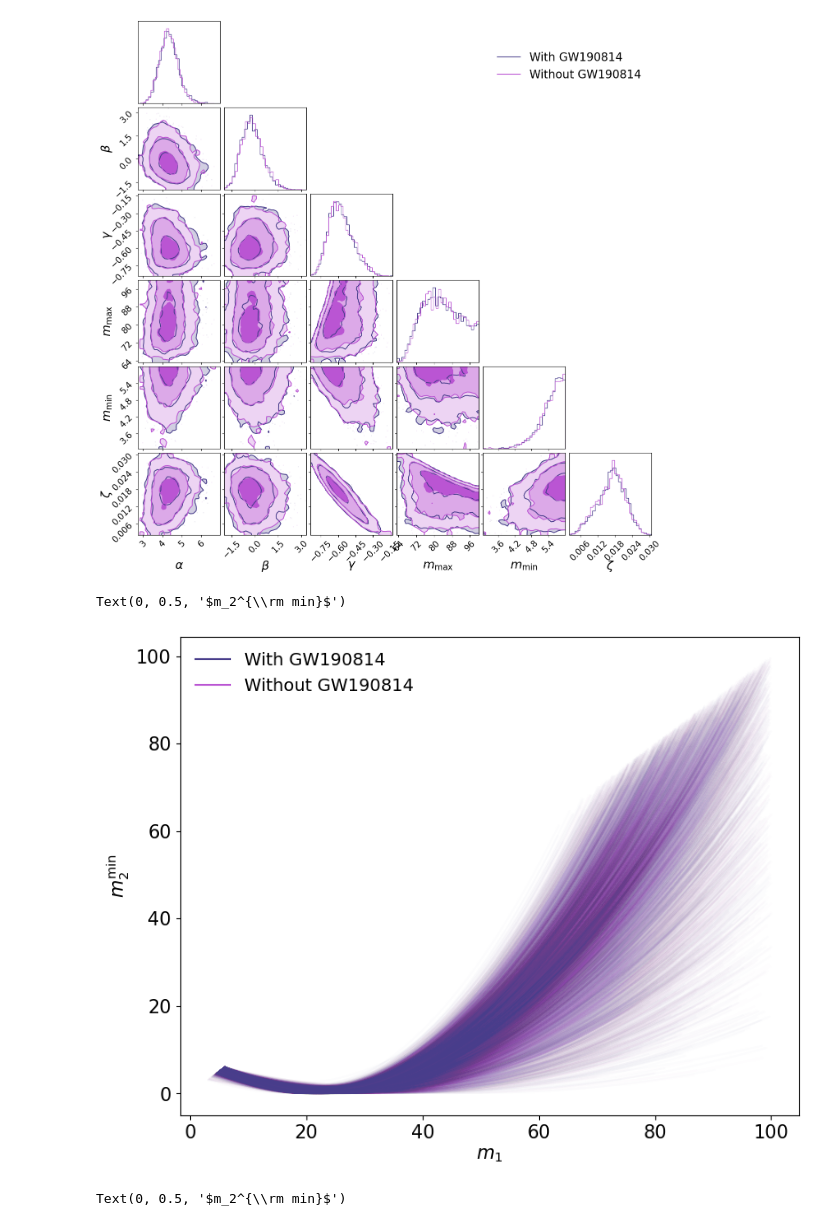
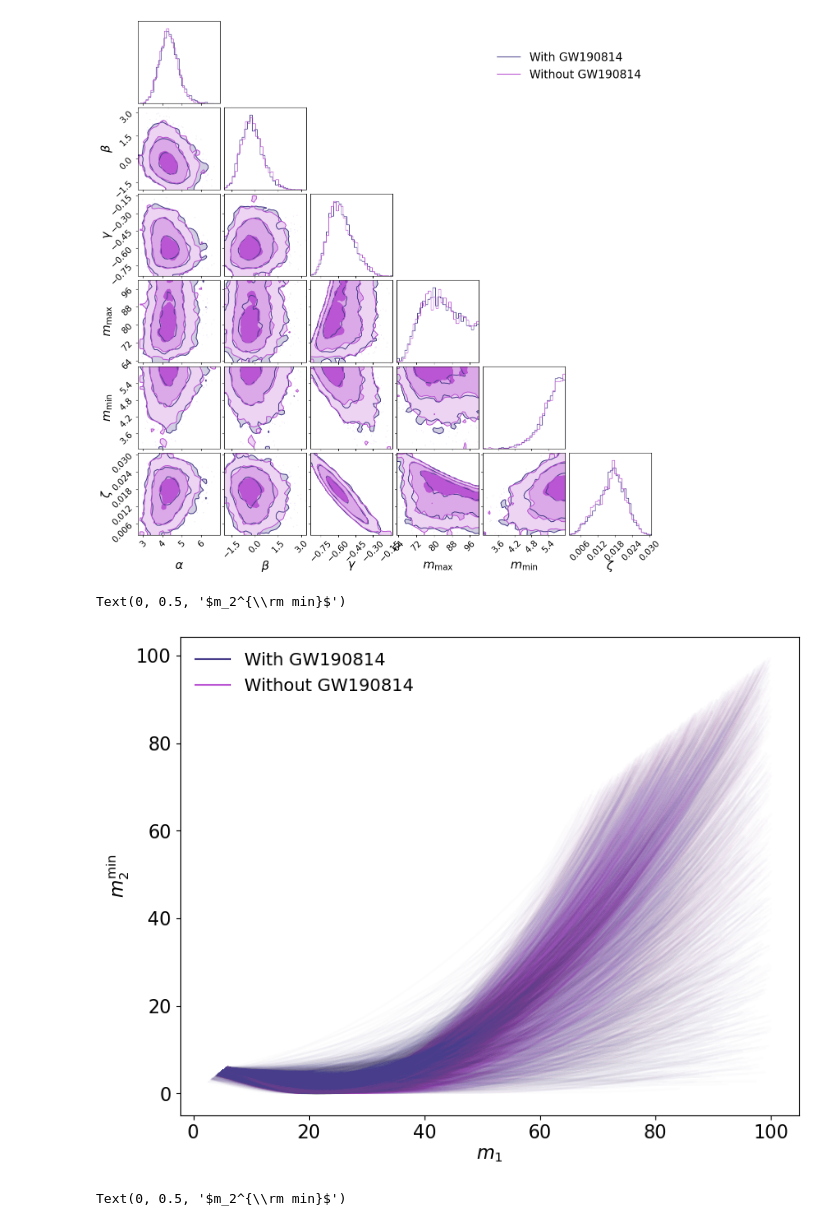
Before and after one commit to scolloms/variable_qmin, a Jupyter notebook: inference/O1O2O3_result_compare_pqnorm.ipynb, the cells around one changed output. Saved outputs shown, nothing was run; the diff lists cells and outputs as text; code cells hidden in the pictures.

```diff
--- a/inference/O1O2O3_result_compare_pqnorm.ipynb
+++ b/inference/O1O2O3_result_compare_pqnorm.ipynb
@@ -31,7 +31,7 @@ result_parabola=h5py.File('O1O2O3_parabolam2min_prod_condgammazeta_smoothing/res
 result_parabola_no190814=h5py.File('O1O2O3_parabolam2min_prod_condgammazeta_no190814_smoothing/result/bbh_mass_SmoothedParabolam2min_spin_iid_spin_redshift_powerlaw_result.hdf5')
 
 result_pqnorm=h5py.File('O1O2O3_parabolam2min_prod_condgammazeta_pqnorm/result/bbh_mass_SmoothedParabolam2min_spin_iid_spin_redshift_powerlaw_result.hdf5')
-
+result_pqnorm_no190814_nospin=h5py.File('O1O2O3_parabolam2min_prod_condgammazeta_no190814_pqnorm_nospin/result/bbh_mass_SmoothedParabolam2min_redshift_powerlaw_result.hdf5')
 #result_PLPP=h5py.File('O1O2O3_PLPP_smoothing/result/bbh_mass_SinglePeakSmoothedMassDistribution_spin_iid_spin_redshift_powerlaw_result.hdf5')
 #result_PLPP_no190814=h5py.File('O1O2O3_PLPP_no190814_smoothing/result/bbh_mass_SinglePeakSmoothedMassDistribution_spin_iid_spin_redshift_powerlaw_result.hdf5')
 # %%
@@ -63,6 +63,15 @@ pqnorm_result_dict = {'alpha':result_pqnorm['posterior']['alpha'],
                          'lam':result_pqnorm['posterior']['lam'],
                          'mpp':result_pqnorm['posterior']['mpp'],
                          'sigpp':result_pqnorm['posterior']['sigpp']}
+pqnorm_no190814_result_dict = {'alpha':result_pqnorm_no190814_nospin['posterior']['alpha'],
+                         'beta':result_pqnorm_no190814_nospin['posterior']['beta'],
+                         'gamma':result_pqnorm_no190814_nospin['posterior']['gamma'],
+                         'zeta':result_pqnorm_no190814_nospin['posterior']['zeta'],
+                         'mmin': result_pqnorm_no190814_nospin['posterior']['mmin'],
+                         'mmax': result_pqnorm_no190814_nospin['posterior']['mmax'],
+                         'lam':result_pqnorm_no190814_nospin['posterior']['lam'],
+                         'mpp':result_pqnorm_no190814_nospin['posterior']['mpp'],
+                         'sigpp':result_pqnorm_no190814_nospin['posterior']['sigpp']}
 
 """PLPP_result_dict = {'alpha':result_PLPP['posterior']['alpha'],
                          'beta':result_PLPP['posterior']['beta'],
@@ -200,33 +209,34 @@ def parabola_m2min_m1(mass1, mmax, mmin, gamma, zeta):
 # %%
 colors=['darkslateblue', 'mediumorchid']
 labels=['With GW190814', 'Without GW190814']
 plt.rcParams.update({'font.size': 15})
 plt.rcParams["figure.figsize"] = (9,7)
 
-for i in range(3529):
-    mass1_parabola = np.linspace(parabola_result_dict['mmin'][i], parabola_result_dict['mmax'][i],1000)
-    m2min_parabola = parabola_m2min_m1(mass1_parabola, parabola_result_dict['mmax'][i], parabola_result_dict['mmin'][i],\
-                     parabola_result_dict['gamma'][i], parabola_result_dict['zeta'][i])
+for i in range(2902):
+    mass1_parabola = np.linspace(pqnorm_no190814_result_dict['mmin'][i], pqnorm_no190814_result_dict['mmax'][i],1000)
+    m2min_parabola = parabola_m2min_m1(mass1_parabola, pqnorm_no190814_result_dict['mmax'][i], pqnorm_no190814_result_dict['mmin'][i],\
+                     pqnorm_no190814_result_dict['gamma'][i], pqnorm_no190814_result_dict['zeta'][i])
     mass1_parabola_no190814 = np.linspace(pqnorm_result_dict['mmin'][i], pqnorm_result_dict['mmax'][i],1000)
     m2min_parabola_no190814 = parabola_m2min_m1(mass1_parabola_no190814, pqnorm_result_dict['mmax'][i], pqnorm_result_dict['mmin'][i],\
                      pqnorm_result_dict['gamma'][i], pqnorm_result_dict['zeta'][i])
+
     plt.plot(mass1_parabola, m2min_parabola, color=colors[0], alpha=0.01, rasterized=True)
     plt.plot(mass1_parabola_no190814, m2min_parabola_no190814, color=colors[1], alpha=0.01, rasterized=True)
 
 plt.legend(
         handles=[
             mlines.Line2D([], [], color=colors[i], label=labels[i])
             for i in range(2)
         ],
         fontsize=14, frameon=False,
         bbox_to_anchor=(0, 1), loc="upper left"
     )
 plt.xlabel(r'$m_1$')
 plt.ylabel(r'$m_2^{\rm min}$')
 #plt.savefig('paper_plots/parabola_modellines.pdf')
 # %% [output]
 Text(0, 0.5, '$m_2^{\\rm min}$')
-[figure, old version]
+[figure, new version]
 # %%
 for i in range(3500):#len(result['posterior']['alpha'])):
     mass1_PL = np.linspace(PL_result_dict['mmin'][i], PL_result_dict['mmax'][i],1000)
```
Also changed, not shown: 29 other files.
